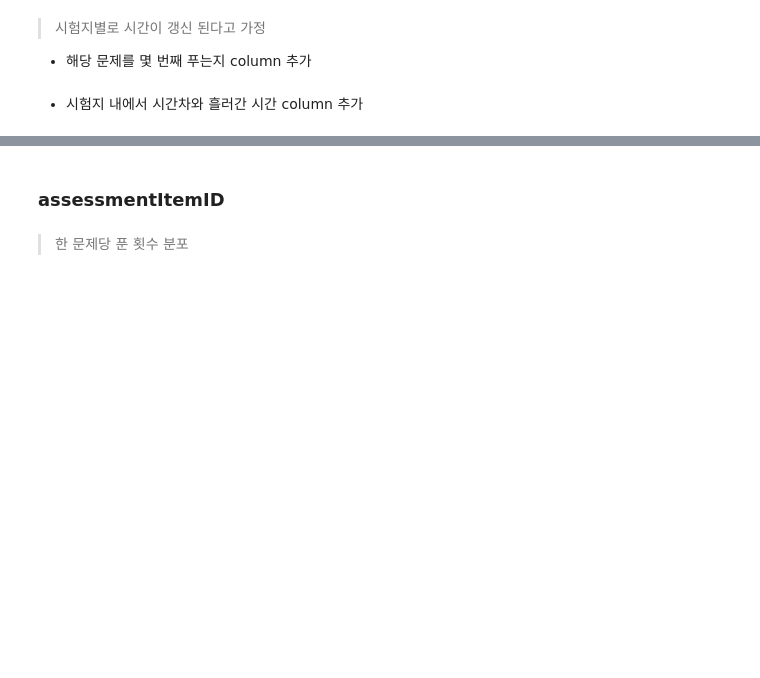
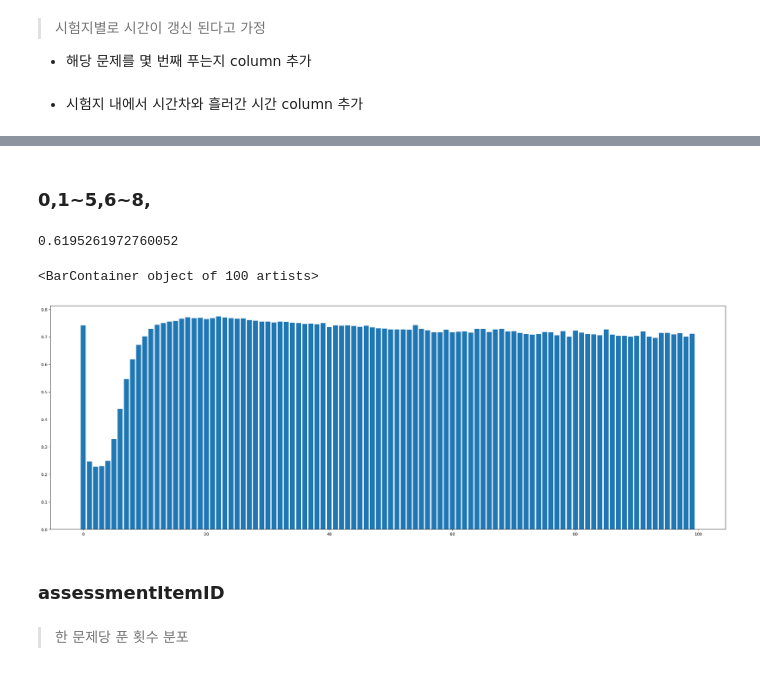
Before and after one commit to boostcampaitech4lv23recsys2/level2_dkt_recsys-level2-recsys-08, a Jupyter notebook: EDA/EDA_juj.ipynb, the cells around one changed output, grey strips where cells are left out. Saved outputs shown, nothing was run; the diff lists cells and outputs as text; code cells hidden in the pictures; blank space fills up the shorter version.

```diff
--- a/EDA/EDA_juj.ipynb
+++ b/EDA/EDA_juj.ipynb
@@ -176,15 +170,3 @@ test = pd.read_csv('./test_time.csv') # 아래 함수가 오래걸려서 그냥
-# %%
-'''import tqdm
-def add_count(data):
-    data['assess_count'] = [1 for _ in range(data.shape[0])]
-    assess = assess_count(data)
-    for row in tqdm.tqdm(assess.values):
-        data.loc[(data['userID']==row[0])&(data['assessmentItemID']==row[1]),'assess_count'] = [i+1 for i in range(row[2])]
-    return data
-train = add_count(train)
-test = add_count(test)
-train.to_csv('./train_time.csv',index = False)
-test.to_csv('./test_time.csv',index = False)'''
 # %% [markdown]
 - 시험지 내에서 시간차와 흘러간 시간 column 추가
 # %%
@@ -252,3 +207,15 @@ train.groupby('assess_count').agg({'answerCode':percentile})
+# %% [markdown]
+### 0,1~5,6~8,
+# %%
+timediff[timediff['Timepassed']>=0]['answerCode'].mean()
+# %% [output]
+0.6195261972760052
+# %%
+fig,ax = plt.subplots(figsize = (30,10))
+plt.bar(timediff['Timediff'][:100],timediff['answerCode'][:100])
+# %% [output]
+<BarContainer object of 100 artists>
+[figure, added]
 # %% [markdown]
 ### assessmentItemID
 # %% [markdown]
```
Also changed, not shown: parts of 11 cells of this notebook, 30 other files.
